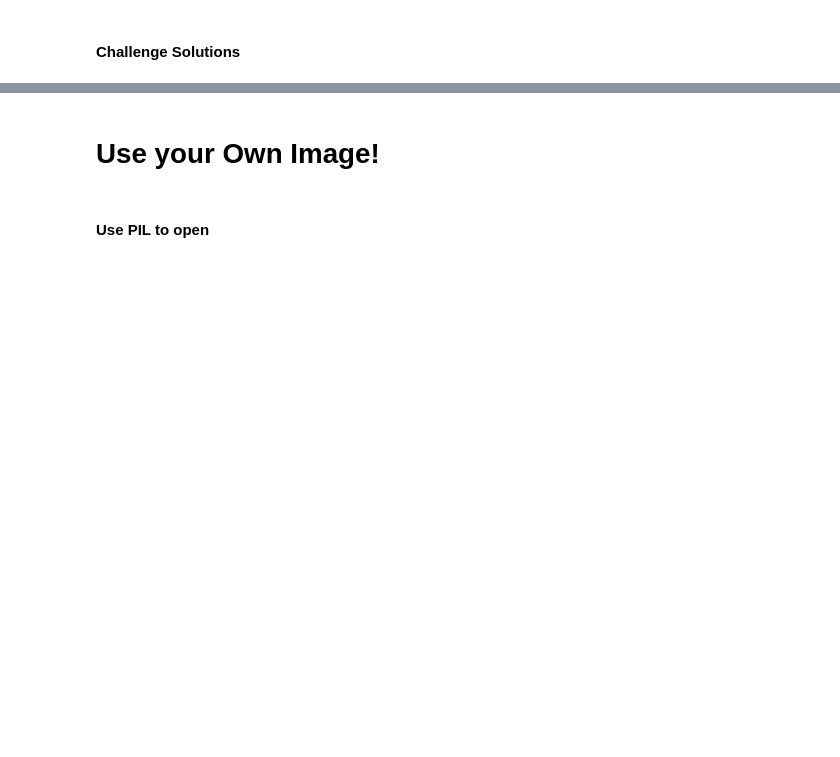
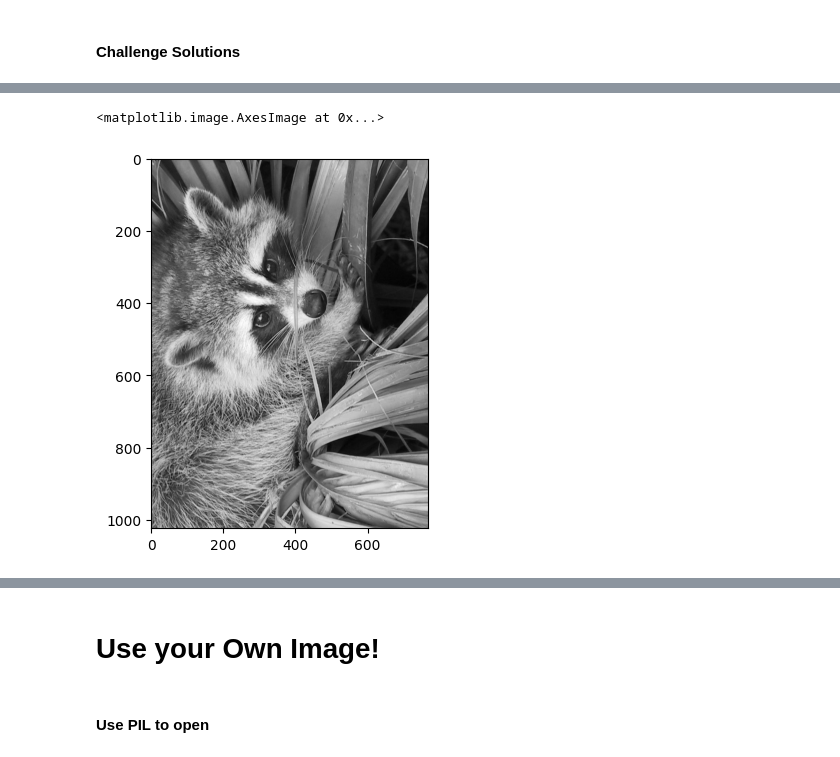
Before and after one commit to anandachanta19/100DaysOfCode, a Jupyter notebook: Numpy/Computation_with_NumPy_and_N_Dimensional_Arrays_(start).ipynb, the cells around one changed output, grey strips where cells are left out. Drawn from its saved outputs; the diff is of its cells as text; code cells hidden in the pictures; blank space fills up the shorter version.

```diff
--- a/Numpy/Computation_with_NumPy_and_N_Dimensional_Arrays_(start).ipynb
+++ b/Numpy/Computation_with_NumPy_and_N_Dimensional_Arrays_(start).ipynb
@@ -317,0 +356,5 @@ grey_vals = np.array([0.2126, 0.7152, 0.0722])
+# %%
+plt.imshow(np.rot90(grey_img), cmap='gray')
+# %% [output]
+<matplotlib.image.AxesImage at 0x...>
+[figure, added]
```
Also changed, not shown: parts of 12 cells of this notebook.
